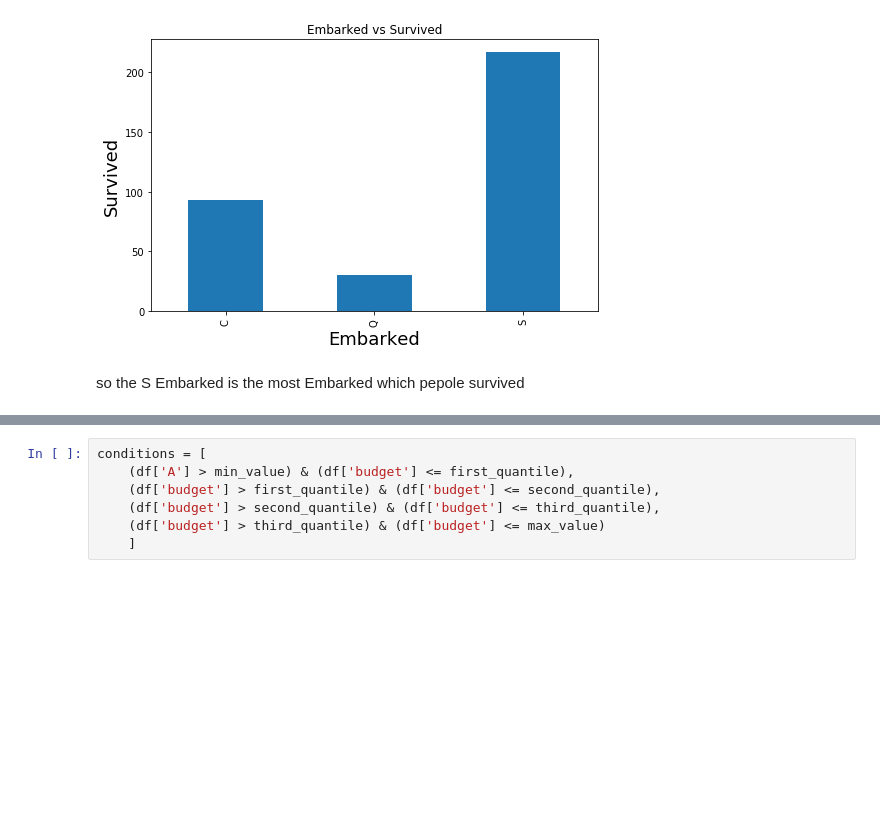
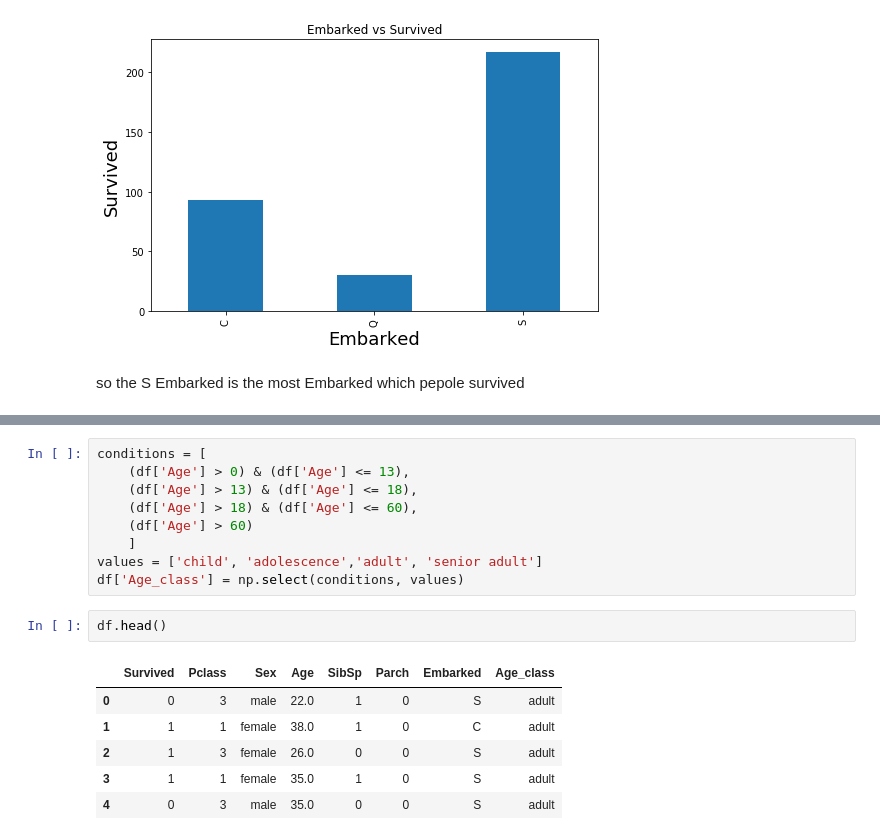
Before and after one commit to MaryamOsamaX/Taitanic-analysis, a Jupyter notebook: Taitanic.ipynb, the cells around one changed output, grey strips where cells are left out. Drawn from its saved outputs; the diff is of its cells as text; blank space fills up the shorter version.

```diff
--- a/Taitanic.ipynb
+++ b/Taitanic.ipynb
@@ -237,7 +241,18 @@ plt.title('Survived vs Age btw Male an Female',fontsize=18);
-# %%
-conditions = [
-    (df['A'] > min_value) & (df['budget'] <= first_quantile),
-    (df['budget'] > first_quantile) & (df['budget'] <= second_quantile),
-    (df['budget'] > second_quantile) & (df['budget'] <= third_quantile),
-    (df['budget'] > third_quantile) & (df['budget'] <= max_value)
-    ]
+# %%
+conditions = [
+    (df['Age'] > 0) & (df['Age'] <= 13),
+    (df['Age'] > 13) & (df['Age'] <= 18),
+    (df['Age'] > 18) & (df['Age'] <= 60),
+    (df['Age'] > 60)
+    ]
+values = ['child', 'adolescence','adult', 'senior adult']
+df['Age_class'] = np.select(conditions, values)
+# %%
+df.head()
+# %% [output]
+|  | Survived | Pclass | Sex | Age | SibSp | Parch | Embarked | Age_class |
+| 0 | 0 | 3 | male | 22.0 | 1 | 0 | S | adult |
+| 1 | 1 | 1 | female | 38.0 | 1 | 0 | C | adult |
+| 2 | 1 | 3 | female | 26.0 | 0 | 0 | S | adult |
+| 3 | 1 | 1 | female | 35.0 | 1 | 0 | S | adult |
+| 4 | 0 | 3 | male | 35.0 | 0 | 0 | S | adult |
```
Also changed, not shown: parts of 5 cells of this notebook.
